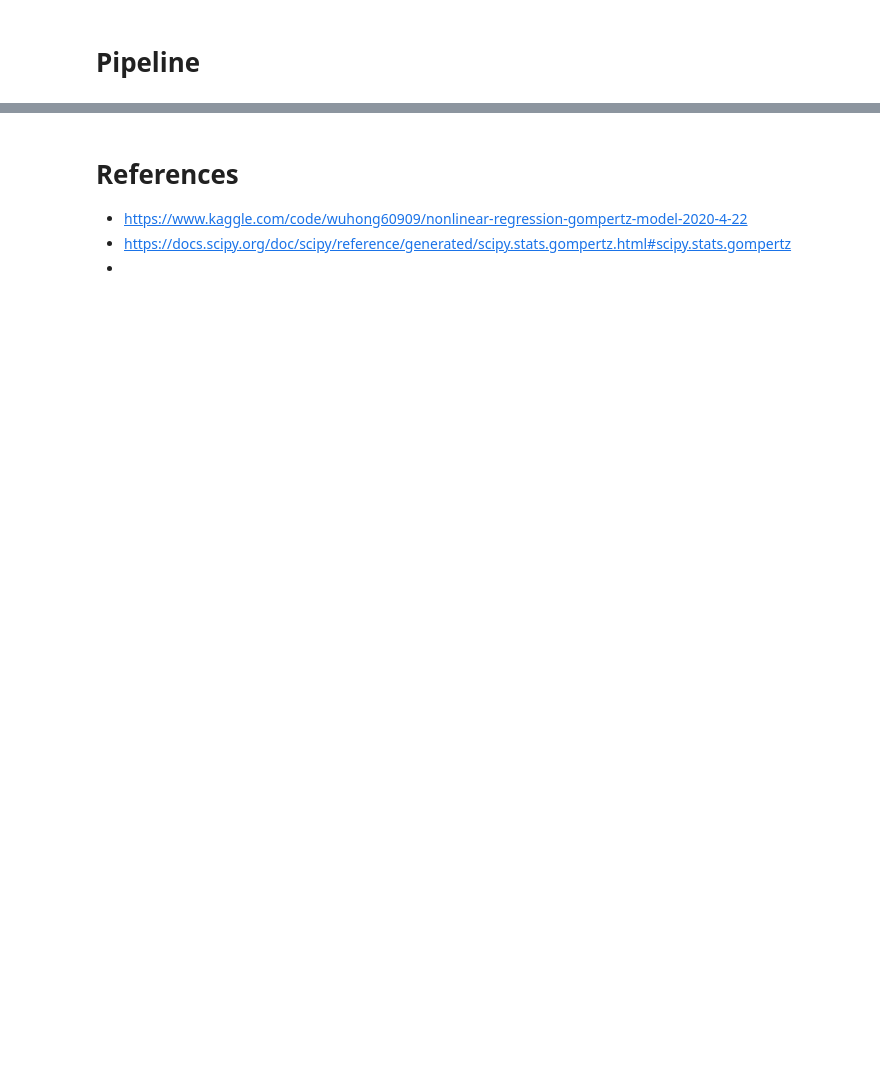
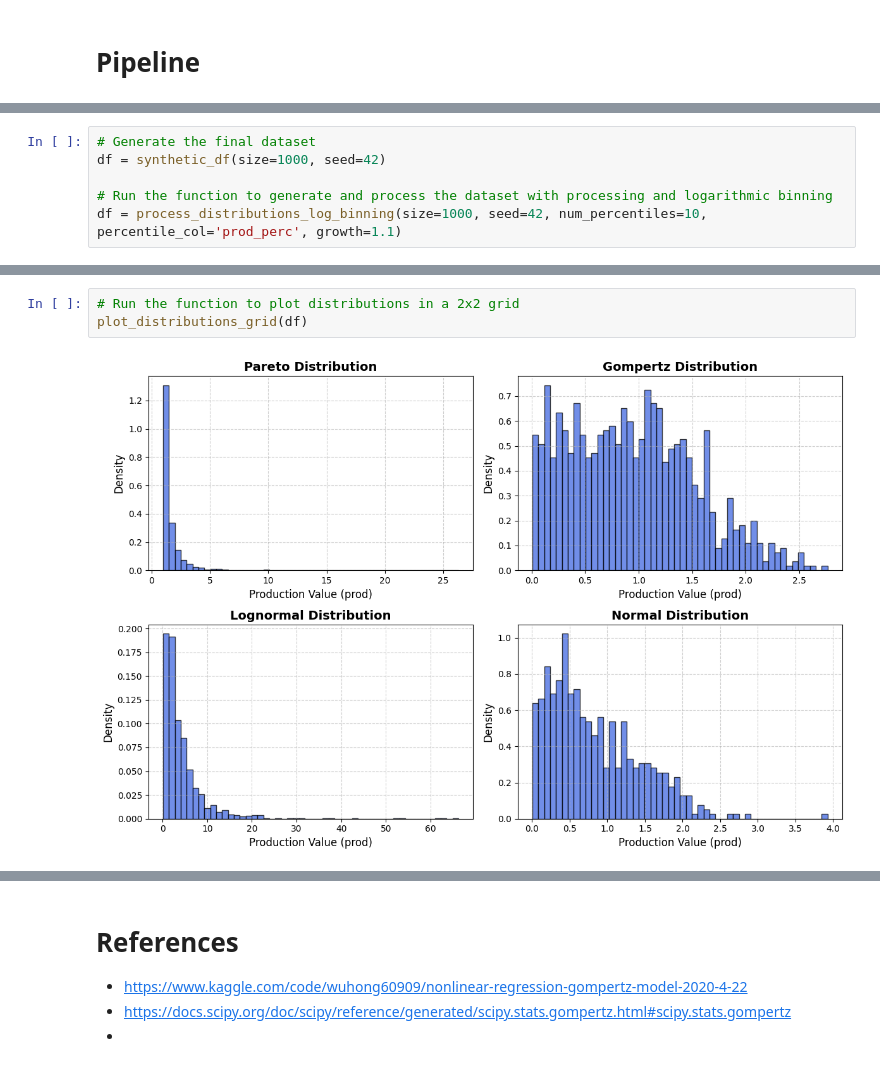
Before and after one commit to ozsp12/computational_physics, a Jupyter notebook: logarith_binning.ipynb, the cells around one changed output, grey strips where cells are left out. Cells and saved outputs as stored; diff of their text form; blank space fills up the shorter version.

```diff
--- a/logarith_binning.ipynb
+++ b/logarith_binning.ipynb
@@ -170,0 +320,6 @@ plt.show()
+# %%
+# Generate the final dataset
+df = synthetic_df(size=1000, seed=42)
+
+# Run the function to generate and process the dataset with processing and logarithmic binning
+df = process_distributions_log_binning(size=1000, seed=42, num_percentiles=10, percentile_col='prod_perc', growth=1.1)
@@ -170,0 +332,5 @@ plt.show()
+# %%
+# Run the function to plot distributions in a 2x2 grid
+plot_distributions_grid(df)
+# %% [output]
+[figure, added]
```
Also changed, not shown: parts of 17 cells of this notebook.
